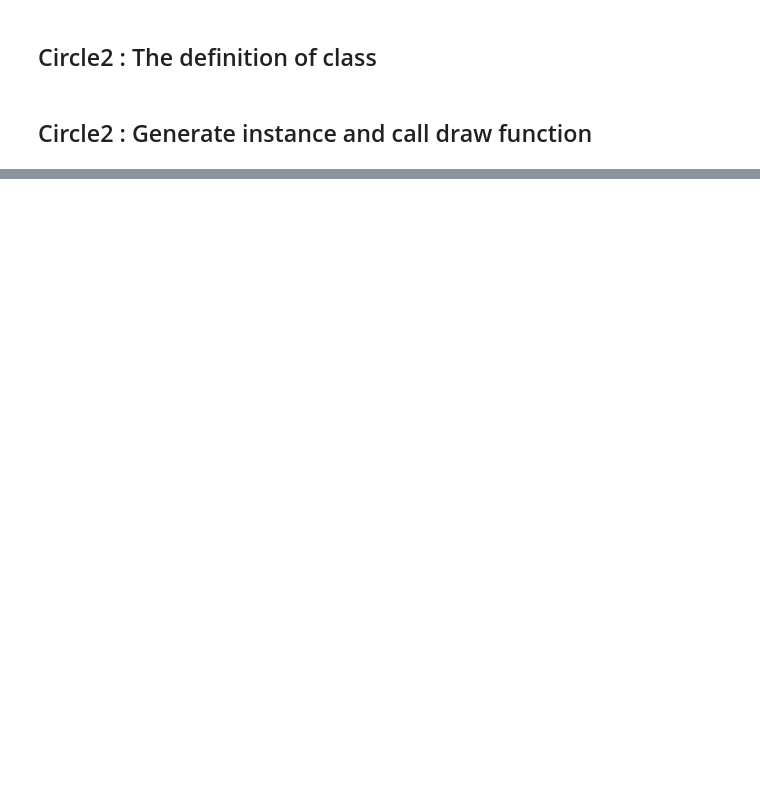
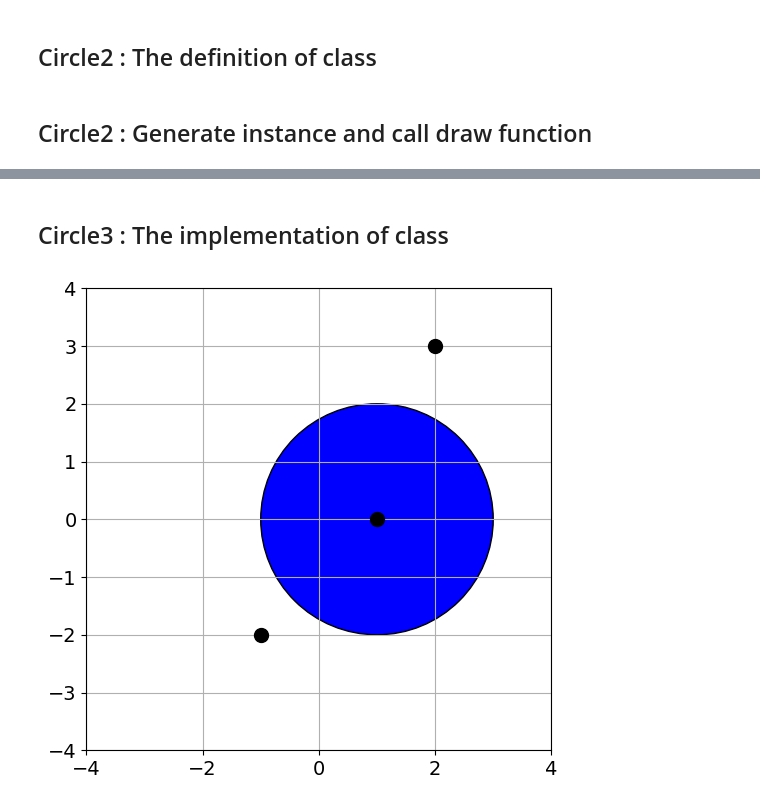
Before and after one commit to MatsukawaGenta/genmai-training, a Jupyter notebook: PyTorch_and_deeplearning_programming/notebooks/01_python.ipynb, the cells around one changed output, grey strips where cells are left out. Saved outputs shown, nothing was run; the diff lists cells and outputs as text; code cells hidden in the pictures; blank space fills up the shorter version.

```diff
--- a/PyTorch_and_deeplearning_programming/notebooks/01_python.ipynb
+++ b/PyTorch_and_deeplearning_programming/notebooks/01_python.ipynb
@@ -359,0 +358,34 @@ plt.show()
+# %% [markdown]
+## Circle3 : The implementation of class
+# %%
+# The definition of child class Circle of Point : No.3
+class Circle3(Point):
+    # Circle has arguments x, y and r when instantiated
+    def __init__(self, x, y, r):
+        # Set x and y as atrribute of parent class
+        super().__init__(x, y)
+        # Set r as atrribute of Circle
+        self.r = r
+
+    # The draw function of Circle draw original circle after calling parent function
+    def draw(self):
+        # Call draw function of parent class
+        super().draw()
+
+        # draw circle
+        c = patches.Circle(xy=(self.x, self.y), radius=self.r, fc='b', ec='k')
+        ax.add_patch(c)
+# %%
+# Generate instance variable c3_1 from class Circle3
+c3_1 = Circle3(1, 0, 2)
+
+# Call draw fonctions of p1, p2, c3_1
+ax = plt.subplot()
+p1.draw()
+p2.draw()
+c3_1.draw()
+plt.xlim(-4, 4)
+plt.ylim(-4, 4)
+plt.show()
+# %% [output]
+[figure, added]
```
Also changed, not shown: parts of 11 cells of this notebook.
